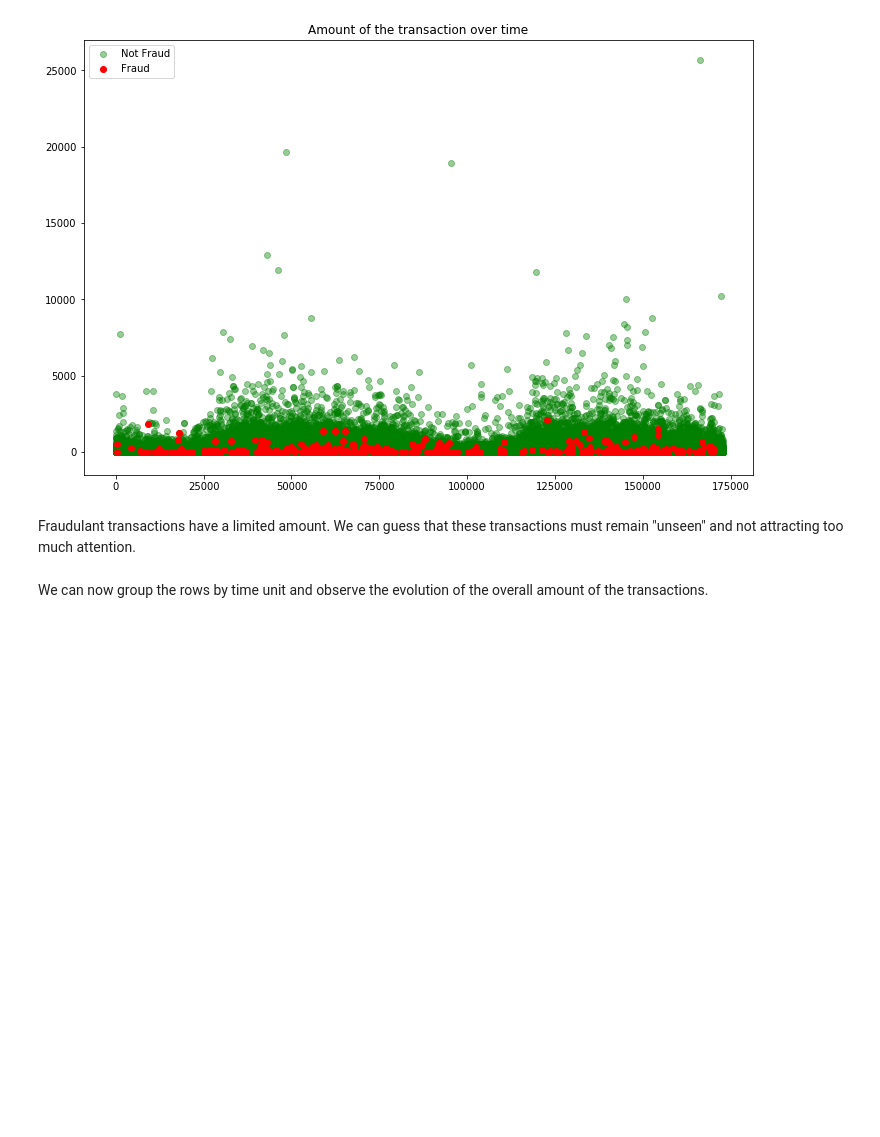
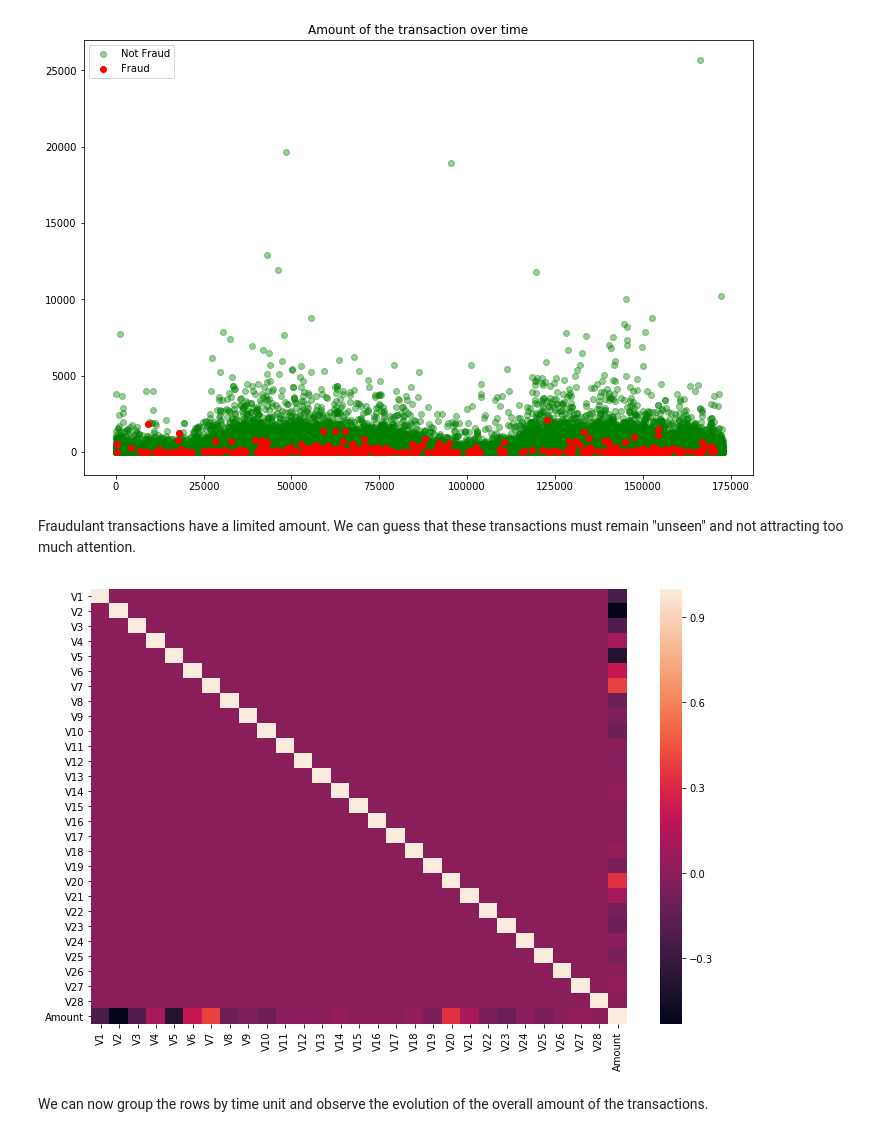
Before and after one commit to maelfabien/Machine_Learning_Tutorials, a Jupyter notebook: CurrentProjects/CreditCardFraud/Parameter+ModelTuning.ipynb, the cells around one changed output. Drawn from its saved outputs; the diff is of its cells as text; code cells hidden in the pictures; blank space fills up the shorter version.

```diff
--- a/CurrentProjects/CreditCardFraud/Parameter+ModelTuning.ipynb
+++ b/CurrentProjects/CreditCardFraud/Parameter+ModelTuning.ipynb
@@ -118,3 +115,9 @@ sns.heatmap(corr)
+# %%
+plt.figure(figsize=(12,8))
+sns.heatmap(df.iloc[:,1:-1].corr())
+plt.show()
+# %% [output]
+[figure, added]
 # %% [markdown]
 We can now group the rows by time unit and observe the evolution of the overall amount of the transactions.
 # %%
```
Also changed, not shown: parts of 5 cells of this notebook, 2 other files.
